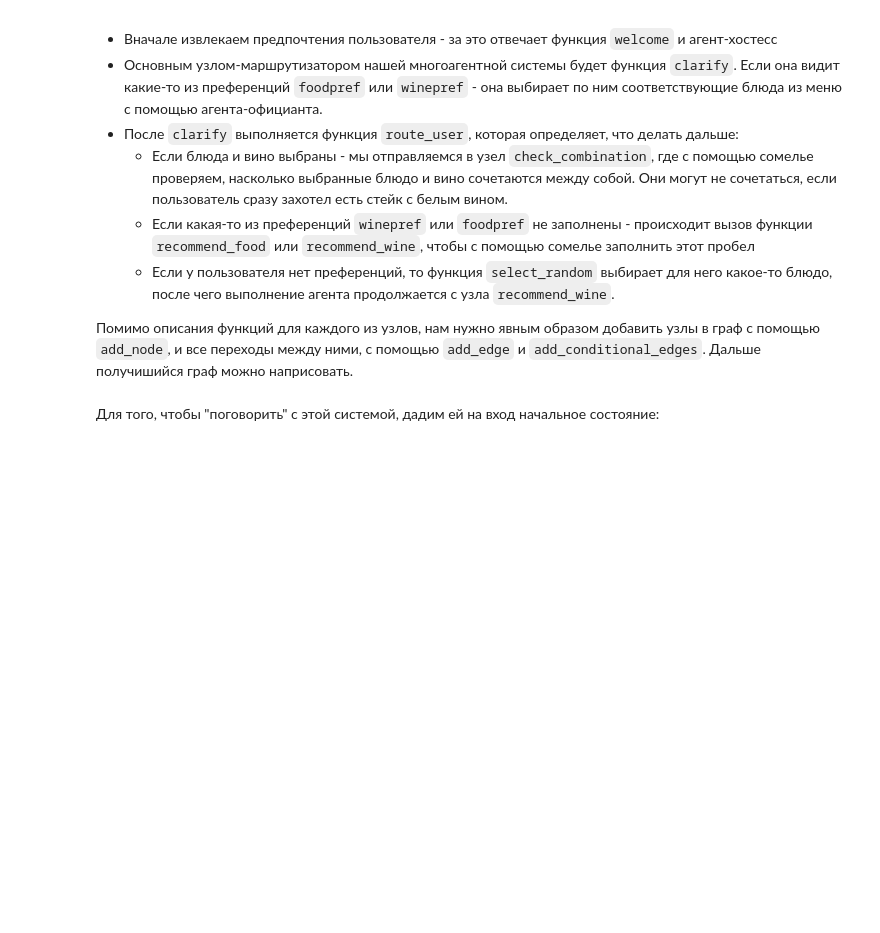
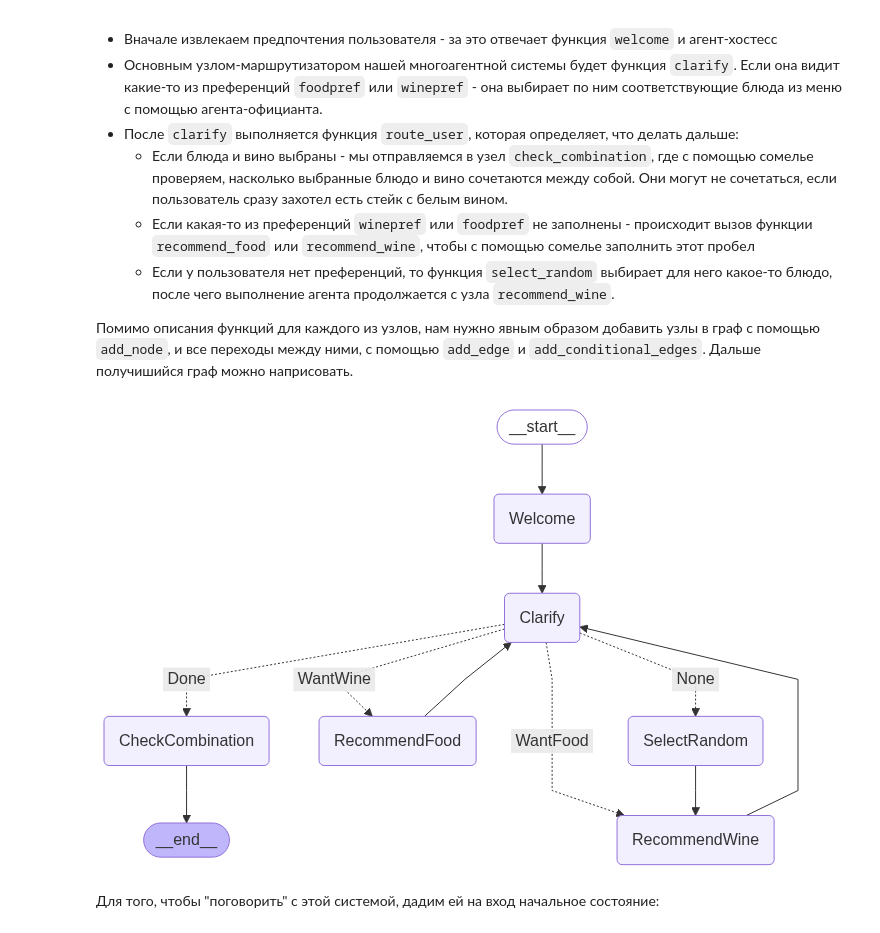
Before and after one commit to yandex-datasphere/advanced-assistant, a Jupyter notebook: langgraph-agent.ipynb, the cells around one changed output. Cells and saved outputs as stored; diff of their text form; code cells hidden in the pictures; blank space fills up the shorter version.

```diff
--- a/langgraph-agent.ipynb
+++ b/langgraph-agent.ipynb
@@ -327,34 +381,36 @@ def yes_or_no(state: RecommenderState):
     else:
         return "No"
 
 recommender_graph = StateGraph(RecommenderState)
 recommender_graph.add_node("Welcome", welcome_user)
 recommender_graph.add_node("SelectRandom", select_random)
 recommender_graph.add_node("RecommendFood", recommend_food)
 recommender_graph.add_node("RecommendWine", recommend_wine)
 recommender_graph.add_node("CheckCombination", check_combination)
 recommender_graph.add_node("Clarify", clarify)
 
 recommender_graph.add_edge(START, "Welcome")
 recommender_graph.add_edge("Welcome", "Clarify")
 recommender_graph.add_conditional_edges(
     "Clarify",
     route_user,
     {
         "None": "SelectRandom",
         "WantWine" : "RecommendFood",
         "WantFood" : "RecommendWine",
         "Both" : "CheckCombination",
         "Done" : "CheckCombination"
     })
 recommender_graph.add_edge("SelectRandom", "RecommendWine")
 recommender_graph.add_edge("RecommendFood", "Clarify")
 recommender_graph.add_edge("RecommendWine", "Clarify")
 recommender_graph.add_edge("CheckCombination", END)
 
 compiled_graph = recommender_graph.compile()
 
-#display(Image(compiled_graph.get_graph().draw_mermaid_png()))
+display(Image(compiled_graph.get_graph().draw_mermaid_png()))
+# %% [output]
+[figure, added]
 # %% [markdown]
 Для того, чтобы "поговорить" с этой системой, дадим ей на вход начальное состояние:
 # %%
```
Also changed, not shown: parts of 23 cells of this notebook.
